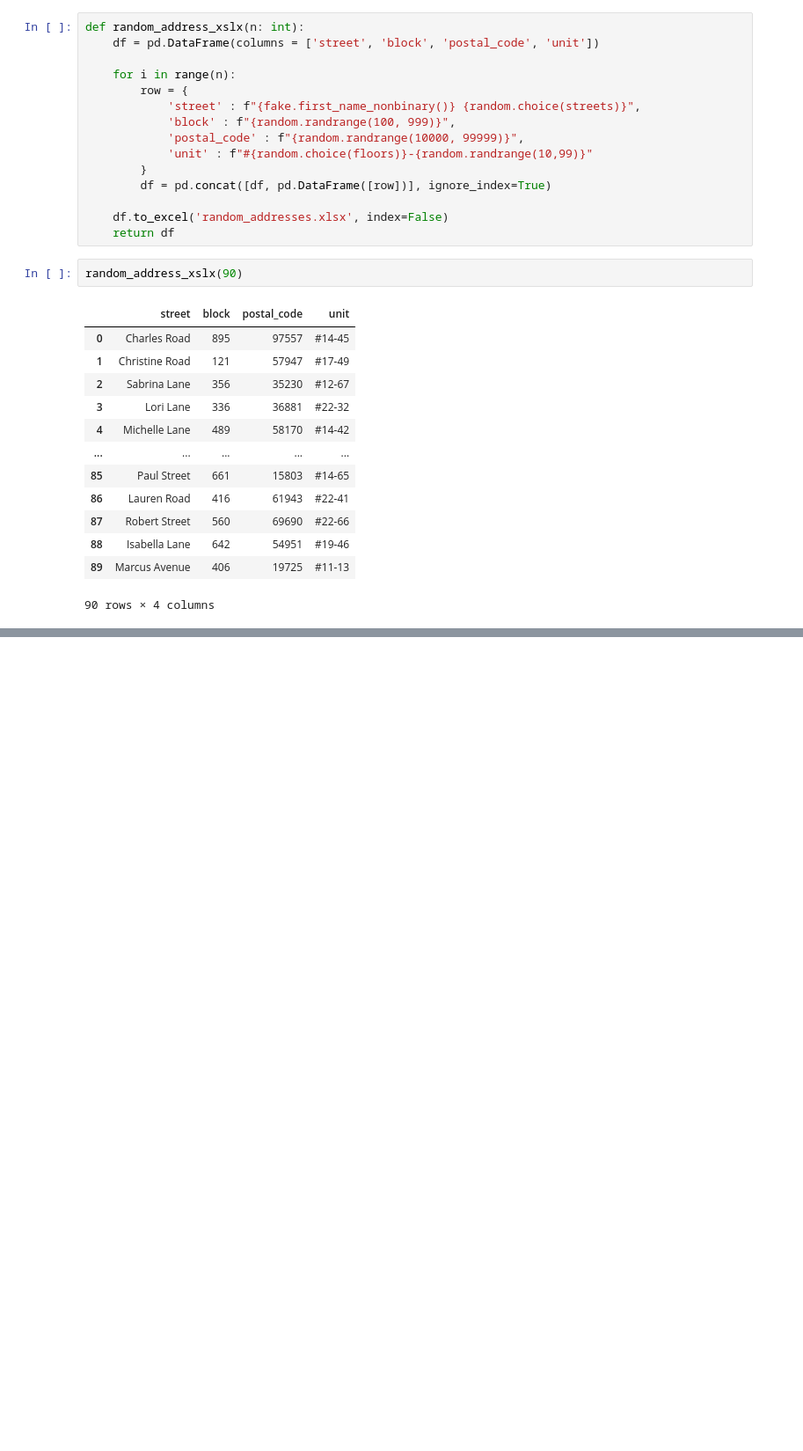
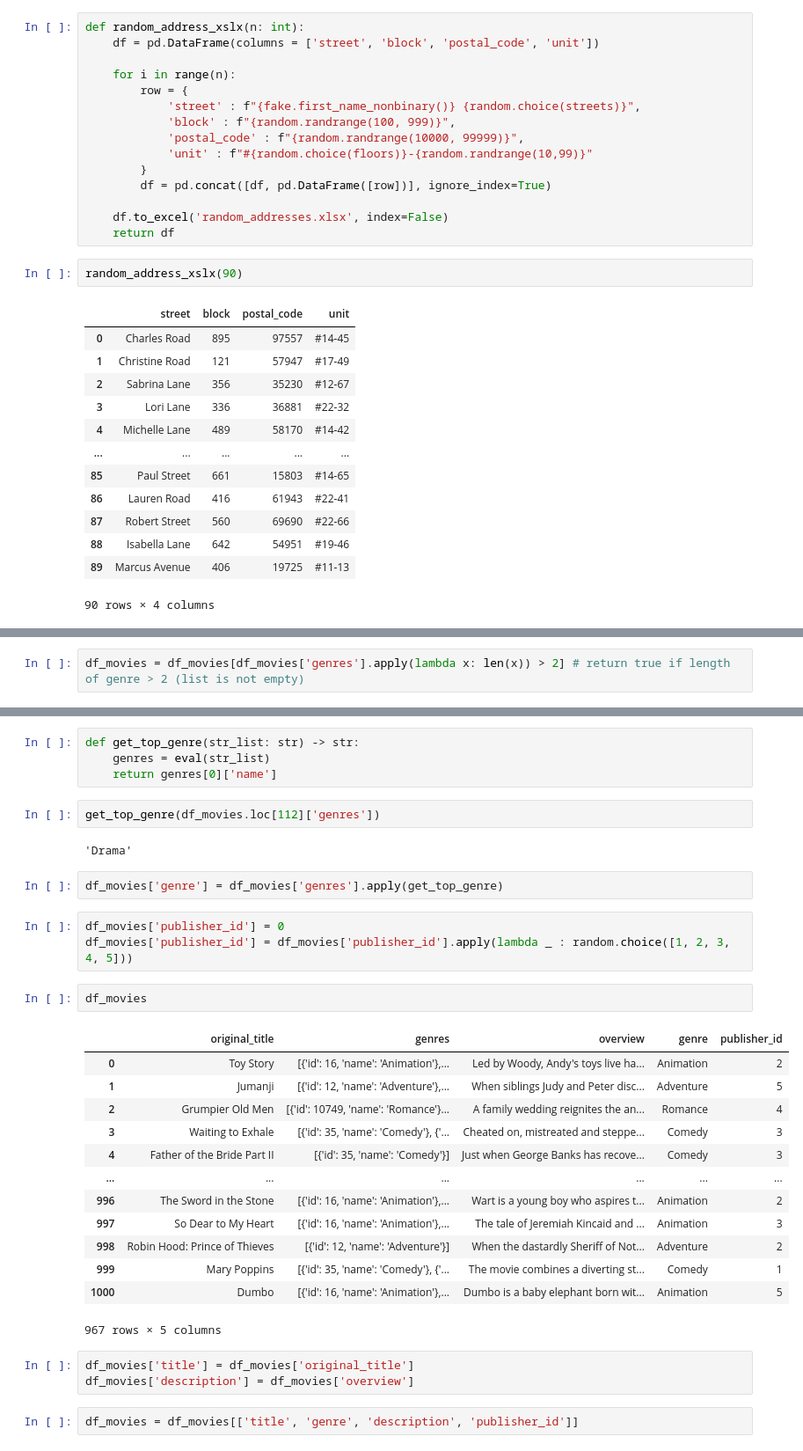
Before and after one commit to yuno-cchi/IE4791-Assignment, a Jupyter notebook: query_creator.ipynb, the cells around one changed output, grey strips where cells are left out. Shown at 88% size. Saved outputs shown, nothing was run; the diff lists cells and outputs as text; blank space fills up the shorter version.

```diff
--- a/query_creator.ipynb
+++ b/query_creator.ipynb
@@ -79,0 +136,2 @@ random_address_xslx(90)
+# %%
+df_movies = df_movies[df_movies['genres'].apply(lambda x: len(x)) > 2] # return true if length of genre > 2 (list is not empty)
@@ -79,0 +154,34 @@ random_address_xslx(90)
+# %%
+def get_top_genre(str_list: str) -> str:
+    genres = eval(str_list)
+    return genres[0]['name']
+# %%
+get_top_genre(df_movies.loc[112]['genres'])
+# %% [output]
+'Drama'
+# %%
+df_movies['genre'] = df_movies['genres'].apply(get_top_genre)
+# %%
+df_movies['publisher_id'] = 0
+df_movies['publisher_id'] = df_movies['publisher_id'].apply(lambda _ : random.choice([1, 2, 3, 4, 5]))
+# %%
+df_movies
+# %% [output]
+|  | original_title | genres | overview | genre | publisher_id |
+| 0 | Toy Story | [{'id': 16, 'name': 'Animation'},... | Led by Woody, Andy's toys live ha... | Animation | 2 |
+| 1 | Jumanji | [{'id': 12, 'name': 'Adventure'},... | When siblings Judy and Peter disc... | Adventure | 5 |
+| 2 | Grumpier Old Men | [{'id': 10749, 'name': 'Romance'}... | A family wedding reignites the an... | Romance | 4 |
+| 3 | Waiting to Exhale | [{'id': 35, 'name': 'Comedy'}, {'... | Cheated on, mistreated and steppe... | Comedy | 3 |
+| 4 | Father of the Bride Part II | [{'id': 35, 'name': 'Comedy'}] | Just when George Banks has recove... | Comedy | 3 |
+| ... | ... | ... | ... | ... | ... |
+| 996 | The Sword in the Stone | [{'id': 16, 'name': 'Animation'},... | Wart is a young boy who aspires t... | Animation | 2 |
+| 997 | So Dear to My Heart | [{'id': 16, 'name': 'Animation'},... | The tale of Jeremiah Kincaid and ... | Animation | 3 |
+| 998 | Robin Hood: Prince of Thieves | [{'id': 12, 'name': 'Adventure'}] | When the dastardly Sheriff of Not... | Adventure | 2 |
+| 999 | Mary Poppins | [{'id': 35, 'name': 'Comedy'}, {'... | The movie combines a diverting st... | Comedy | 1 |
+| 1000 | Dumbo | [{'id': 16, 'name': 'Animation'},... | Dumbo is a baby elephant born wit... | Animation | 5 |
+967 rows × 5 columns
+# %%
+df_movies['title'] = df_movies['original_title']
+df_movies['description'] = df_movies['overview']
+# %%
+df_movies = df_movies[['title', 'genre', 'description', 'publisher_id']]
```
Also changed, not shown: parts of 11 cells of this notebook, 2 other files.
